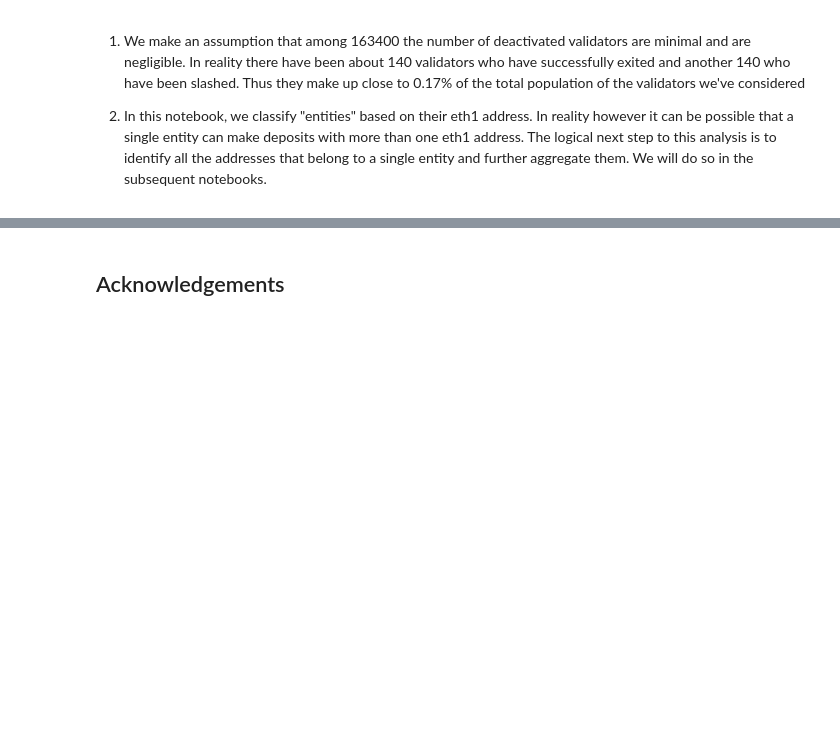
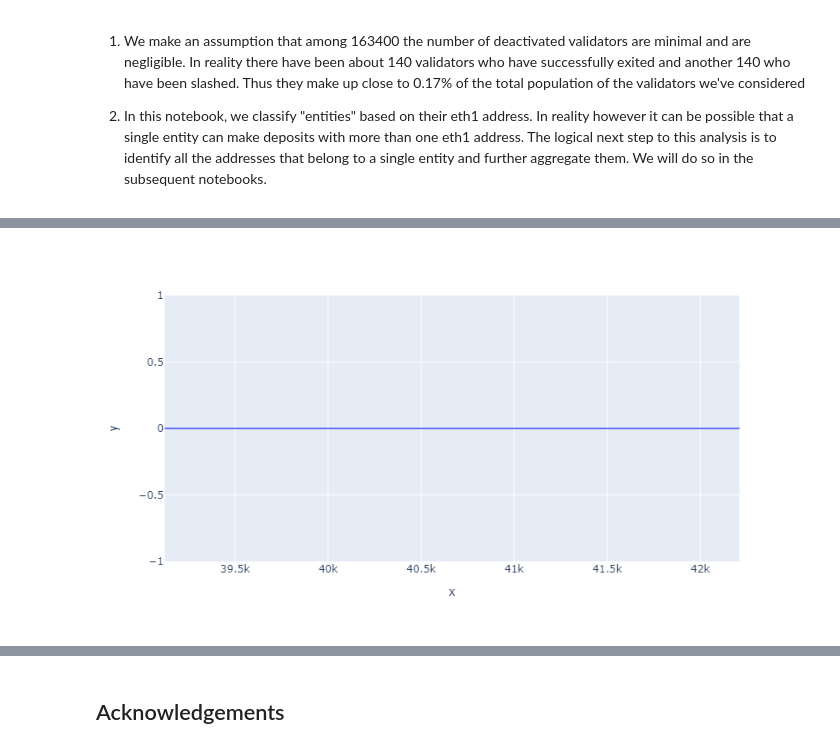
Before and after one commit to SHSR2001/beacondigest, a Jupyter notebook: notebooks/2021/06/07/oceanic.ipynb, the cells around one changed output, grey strips where cells are left out. Saved outputs shown, nothing was run; the diff lists cells and outputs as text; code cells hidden in the pictures; blank space fills up the shorter version.

```diff
--- a/notebooks/2021/06/07/oceanic.ipynb
+++ b/notebooks/2021/06/07/oceanic.ipynb
@@ -198,0 +236,4 @@ Hence, the results clearly reveal that the higher the resource, the higher the v
+# %%
+px.line(x=df2['epoch'], y=df2['proposer_slashing'])
+# %% [output]
+[figure, added]
```
Also changed, not shown: parts of 20 cells of this notebook, 1 other file.
